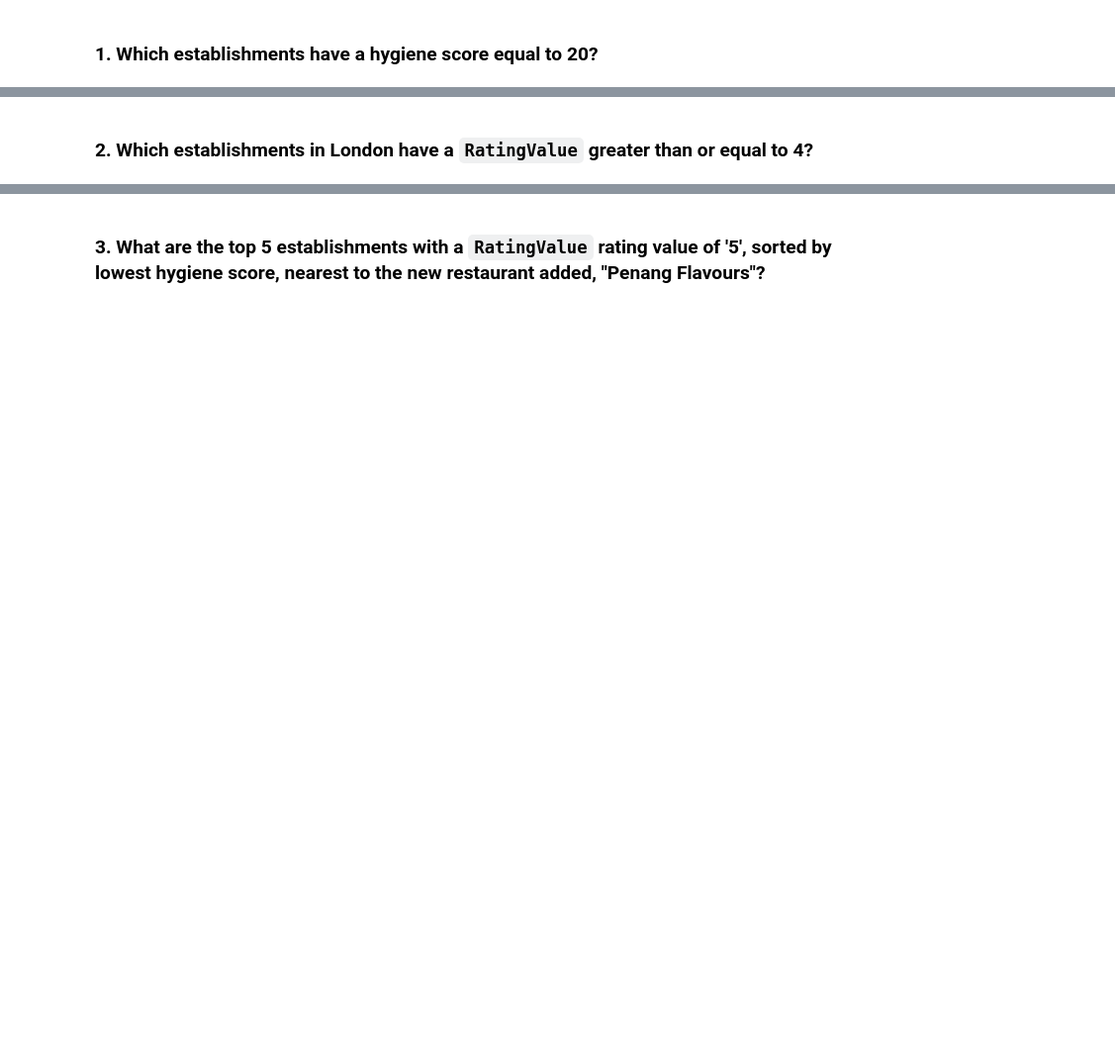
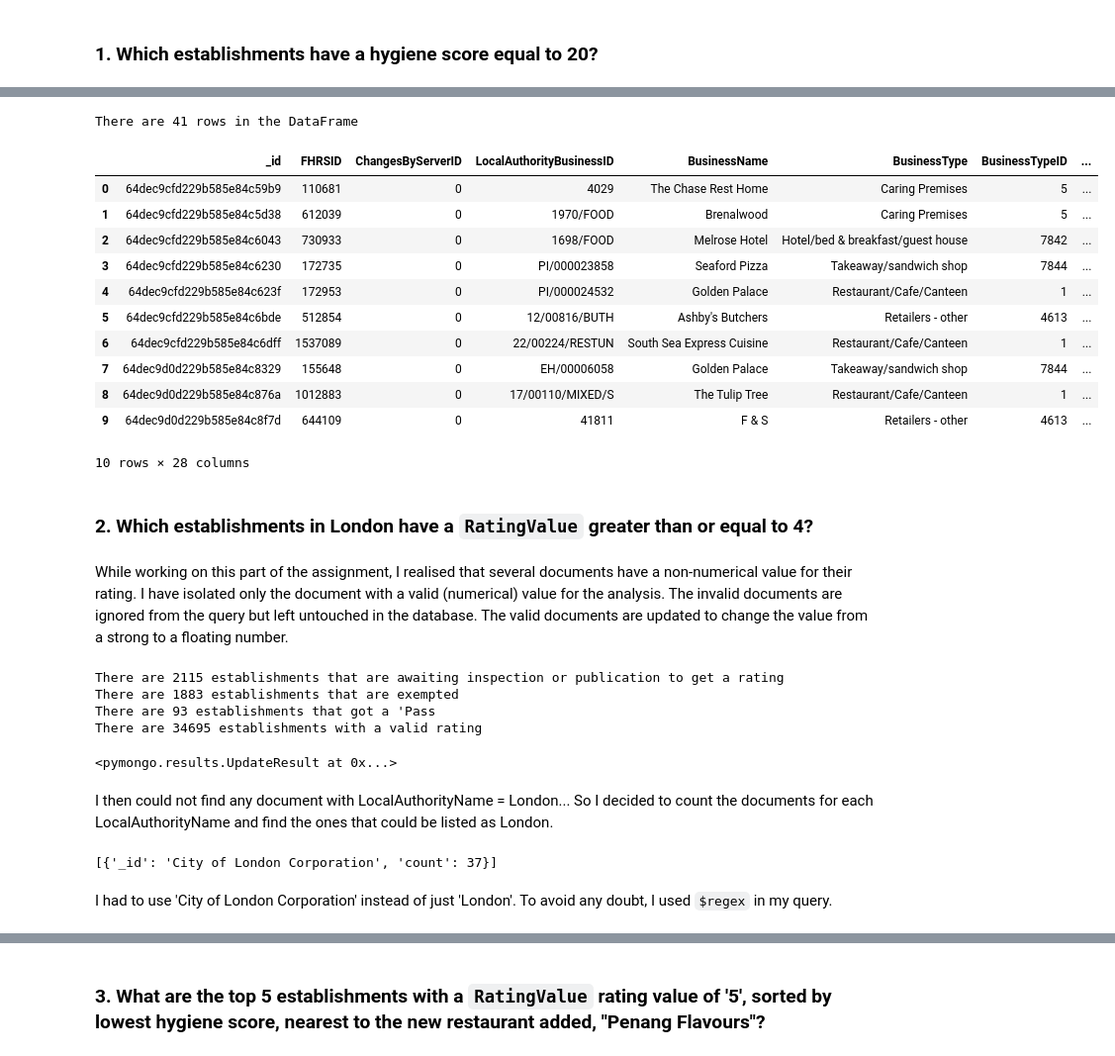
Before and after one commit to benoitchamot/nosql-restaurants, a Jupyter notebook: NoSQL_analysis_starter.ipynb, the cells around one changed output, grey strips where cells are left out. Shown: that part at 99% size. Saved outputs shown, nothing was run; the diff lists cells and outputs as text; code cells hidden in the pictures; blank space fills up the shorter version.

```diff
--- a/NoSQL_analysis_starter.ipynb
+++ b/NoSQL_analysis_starter.ipynb
@@ -32,8 +57,15 @@ Unless otherwise stated, for each question:
 ### 1. Which establishments have a hygiene score equal to 20?
 # %%
 # Find the establishments with a hygiene score of 20
-query =
+hygiene_score = 20
+query = {'scores.Hygiene': hygiene_score}
+results = list(establishments.find(query))
 
 # Use count_documents to display the number of documents in the result
+doc_count = establishments.count_documents(query)
+print(f"There are {doc_count} establishments with a Hygiene Score of {hygiene_score}")
 
 # Display the first document in the results using pprint
+print("\nFirst document:")
+print("-----------")
+pprint(results[0])
@@ -40,10 +90,76 @@ query =
 # %%
 # Convert the result to a Pandas DataFrame
-
 # Display the number of rows in the DataFrame
-
 # Display the first 10 rows of the DataFrame
+df = create_dataframe(results, True)
+# %% [output]
+There are 41 rows in the DataFrame
+|  | _id | FHRSID | ChangesByServerID | LocalAuthorityBusinessID | BusinessName | BusinessType | BusinessTypeID | ... |
+| 0 | 64dec9cfd229b585e84c59b9 | 110681 | 0 | 4029 | The Chase Rest Home | Caring Premises | 5 | ... |
+| 1 | 64dec9cfd229b585e84c5d38 | 612039 | 0 | 1970/FOOD | Brenalwood | Caring Premises | 5 | ... |
+| 2 | 64dec9cfd229b585e84c6043 | 730933 | 0 | 1698/FOOD | Melrose Hotel | Hotel/bed & breakfast/guest house | 7842 | ... |
+| 3 | 64dec9cfd229b585e84c6230 | 172735 | 0 | PI/000023858 | Seaford Pizza | Takeaway/sandwich shop | 7844 | ... |
+| 4 | 64dec9cfd229b585e84c623f | 172953 | 0 | PI/000024532 | Golden Palace | Restaurant/Cafe/Canteen | 1 | ... |
+| 5 | 64dec9cfd229b585e84c6bde | 512854 | 0 | 12/00816/BUTH | Ashby's Butchers | Retailers - other | 4613 | ... |
+| 6 | 64dec9cfd229b585e84c6dff | 1537089 | 0 | 22/00224/RESTUN | South Sea Express Cuisine | Restaurant/Cafe/Canteen | 1 | ... |
+| 7 | 64dec9d0d229b585e84c8329 | 155648 | 0 | EH/00006058 | Golden Palace | Takeaway/sandwich shop | 7844 | ... |
+| 8 | 64dec9d0d229b585e84c876a | 1012883 | 0 | 17/00110/MIXED/S | The Tulip Tree | Restaurant/Cafe/Canteen | 1 | ... |
+| 9 | 64dec9d0d229b585e84c8f7d | 644109 | 0 | 41811 | F & S | Retailers - other | 4613 | ... |
+10 rows × 28 columns
 # %% [markdown]
 ### 2. Which establishments in London have a `RatingValue` greater than or equal to 4?
+# %% [markdown]
+While working on this part of the assignment, I realised that several documents have a non-numerical value for their rating. I have isolated only the document with a valid (numerical) value for the analysis. The invalid documents are ignored from the query but left untouched in the database. The valid documents are updated to change the value from a strong to a floating number.
+# %%
+# Count the documents for which the establishment is awaiting inspection or publication
+query = {'RatingValue':{'$regex':"Awaiting"}}
+doc_count = establishments.count_documents(query)
+print(f"There are {doc_count} establishments that are awaiting inspection or publication to get a rating")
+
+# Count the documents for which the establishment is exempt
+query = {'RatingValue':{'$regex':"Exempt"}}
+doc_count = establishments.count_documents(query)
+print(f"There are {doc_count} establishments that are exempted")
+
+# Count the documents for which the establishment got a pass
+query = {'RatingValue':{'$regex':"Pass"}}
+doc_count = establishments.count_documents(query)
+print(f"There are {doc_count} establishments that got a 'Pass")
+
+# Isolate the documents that do not have an invalid rating status
+status_awaiting1 = 'AwaitingInspection'
+status_awaiting2 = 'Awaiting Inspection'
+status_exempt = 'Exempt'
+status_awaiting_publication = 'AwaitingPublication'
+status_pass = 'Pass'
+
+# Count documents with a valid (numerical) rating
+documents_with_rating = {'RatingValue':{'$nin': [status_awaiting1, status_awaiting2, status_exempt, status_awaiting_publication, status_pass]}}
+doc_count = establishments.count_documents(documents_with_rating)
+print(f"There are {doc_count} establishments with a valid rating")
+
+# Convert the rating value to a double when the value is numerical
+update_query = [{'$set':{"RatingValue":{'$toDouble': "$RatingValue"}}}]
+establishments.update_many(documents_with_rating, update_query)
+# %% [output]
+There are 2115 establishments that are awaiting inspection or publication to get a rating
+There are 1883 establishments that are exempted
+There are 93 establishments that got a 'Pass
+There are 34695 establishments with a valid rating
+<pymongo.results.UpdateResult at 0x...>
+# %% [markdown]
+I then could not find any document with LocalAuthorityName = London... So I decided to count the documents for each LocalAuthorityName and find the ones that could be listed as London.
+# %%
+# Count the number of documents for each LocalAuthorityName
+match_query = {'$match': {'LocalAuthorityName': {'$regex': "London"}}}
+group_query = {'$group': {'_id':'$LocalAuthorityName','count': {'$sum': 1}}}
+sort_values = {'$sort': {'_id': 1}}
+pipeline = [match_query, group_query, sort_values]
+results = list(establishments.aggregate(pipeline))
+pprint(results)
+# %% [output]
+[{'_id': 'City of London Corporation', 'count': 37}]
+# %% [markdown]
+I had to use 'City of London Corporation' instead of just 'London'. To avoid any doubt, I used `$regex` in my query.
 # %%
 # Find the establishments with London as the Local Authority and has a RatingValue greater than or equal to 4.
```
Also changed, not shown: parts of 11 cells of this notebook, 2 other files.
